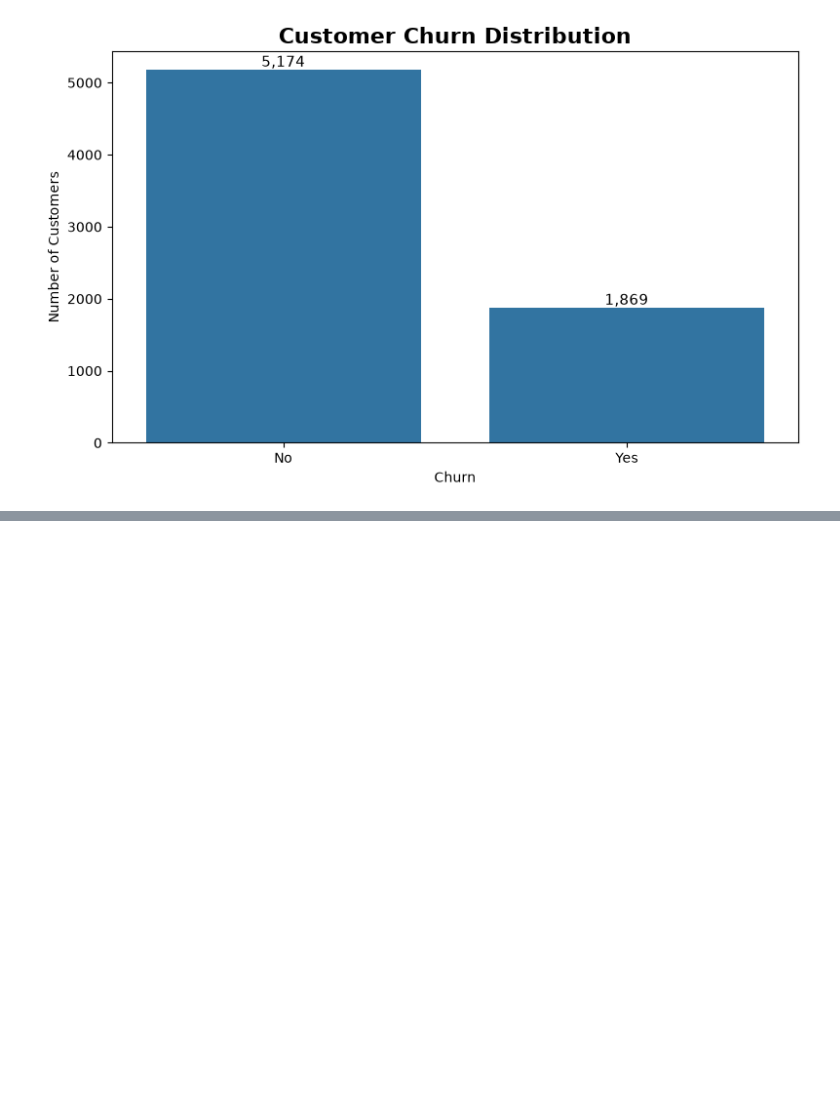
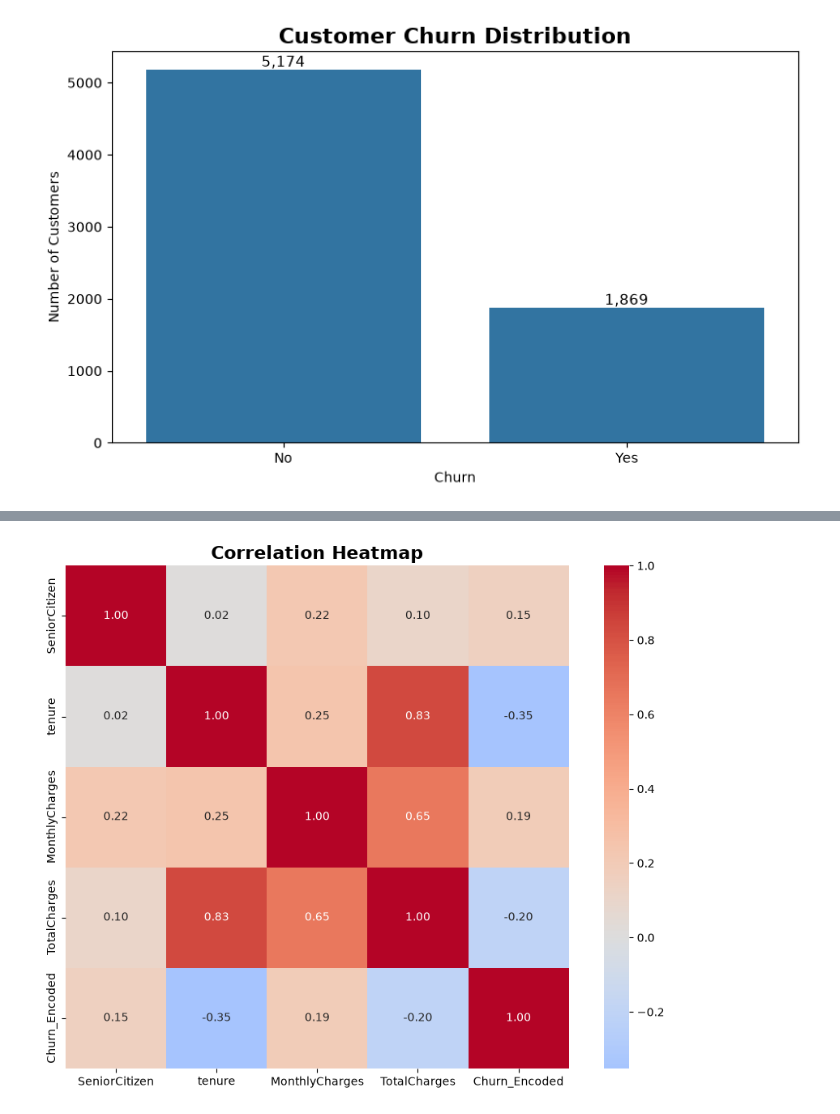
Before and after one commit to priyankag1111/Internship_Churnsense, a Jupyter notebook: notebooks/02_EDA.ipynb, the cells around one changed output, grey strips where cells are left out. Cells and saved outputs as stored; diff of their text form; code cells hidden in the pictures; blank space fills up the shorter version.

```diff
--- a/notebooks/02_EDA.ipynb
+++ b/notebooks/02_EDA.ipynb
@@ -216,0 +482,33 @@ NameError: name 'REPORT_DIR' is not defined
+# %%
+fig, ax = plt.subplots(
+    figsize=(9, 7)
+)
+
+sns.heatmap(
+    correlation_matrix,
+    annot=True,
+    fmt=".2f",
+    cmap="coolwarm",
+    center=0,
+    square=True,
+    ax=ax
+)
+
+ax.set_title(
+    "Correlation Heatmap",
+    fontsize=16,
+    fontweight="bold"
+)
+
+plt.tight_layout()
+
+plt.savefig(
+    reports_dir / "07_correlation_heatmap.png",
+    dpi=300,
+    bbox_inches="tight"
+)
+
+plt.show()
+plt.close()
+# %% [output]
+[figure, added]
```
Also changed, not shown: parts of 7 cells of this notebook, 20 other files.
